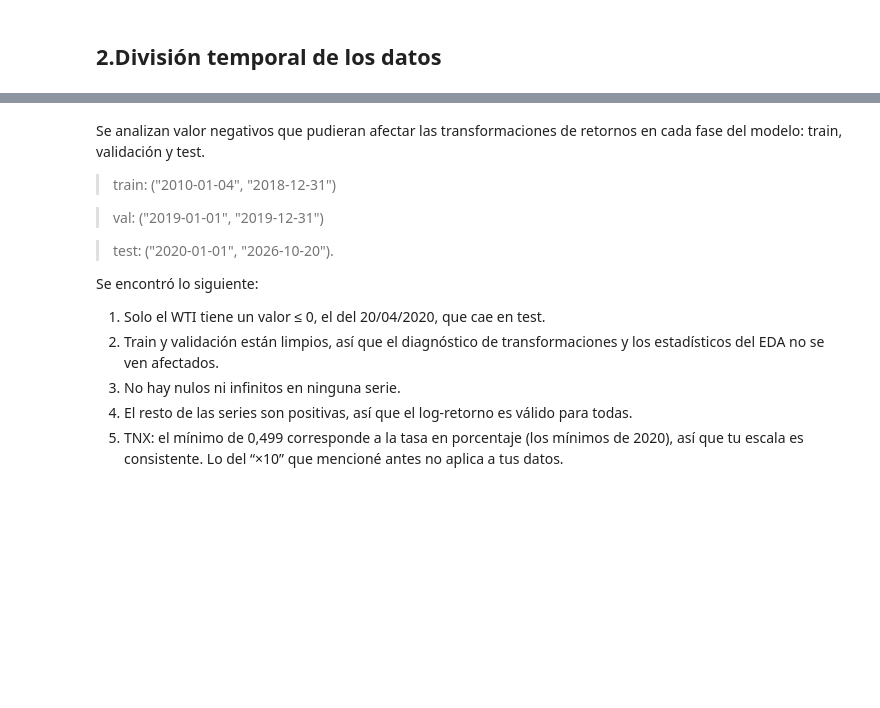
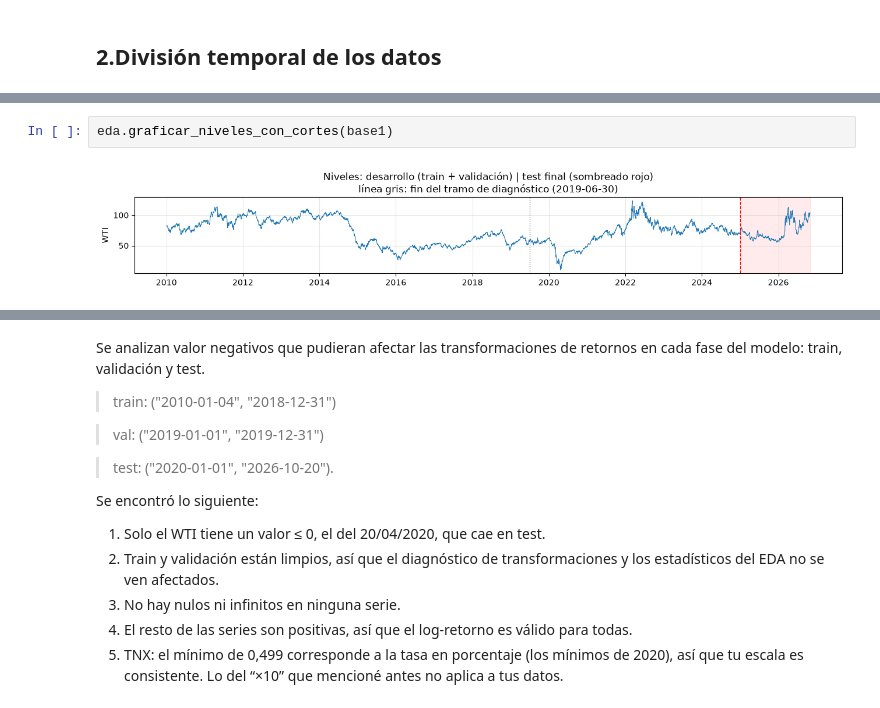
Before and after one commit to darlamai/proyecto_final_ml_wti, a Jupyter notebook: notebooks/01.eda_raw.ipynb, the cells around one changed output, grey strips where cells are left out. Drawn from its saved outputs; the diff is of its cells as text; blank space fills up the shorter version.

```diff
--- a/notebooks/01.eda_raw.ipynb
+++ b/notebooks/01.eda_raw.ipynb
@@ -399,0 +502,4 @@ Se usan las dos porque tienen hipótesis nulas opuestas. La conclusión es fuert
+# %%
+eda.graficar_niveles_con_cortes(base1)
+# %% [output]
+[figure, added]
```
Also changed, not shown: parts of 65 cells of this notebook, 9 other files.
